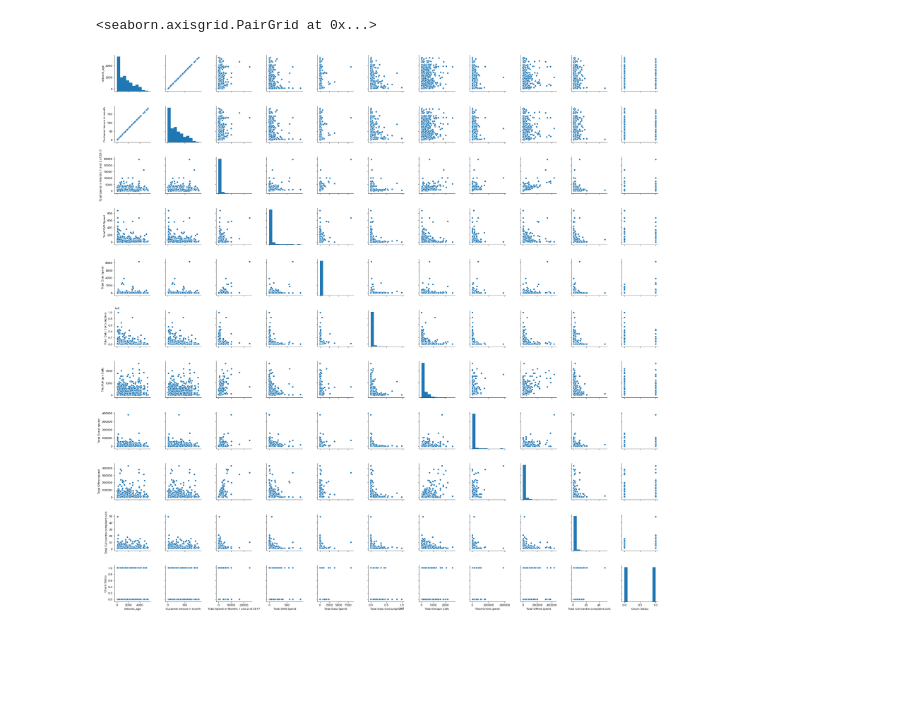
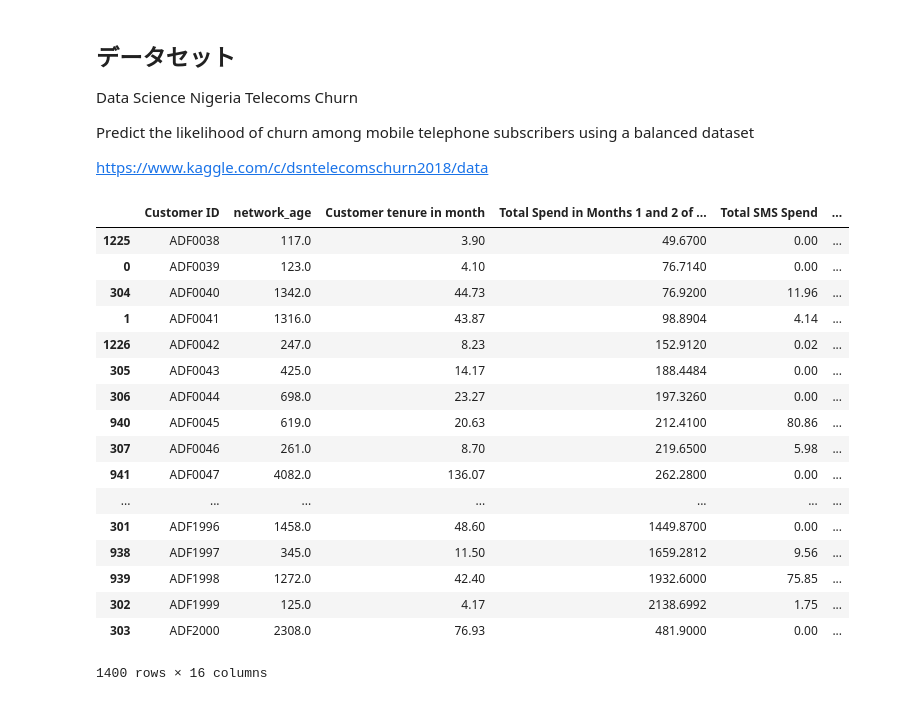
Before and after one commit to 3ign0n/hw8, a Jupyter notebook: data/NigeriaTelecomChurn.ipynb, the cells around one changed output. Saved outputs shown, nothing was run; the diff lists cells and outputs as text; code cells hidden in the pictures; blank space fills up the shorter version.

```diff
--- a/data/NigeriaTelecomChurn.ipynb
+++ b/data/NigeriaTelecomChurn.ipynb
@@ -1 +15,9 @@
+# %% [markdown]
+## データセット
+
+Data Science Nigeria Telecoms Churn
+
+Predict the likelihood of churn among mobile telephone subscribers using a balanced dataset
+
+https://www.kaggle.com/c/dsntelecomschurn2018/data
 # %%
@@ -3,8 +26,26 @@ import pandas as pd
 import seaborn as sns
 # %%
 df = pd.read_csv("TRAIN.csv")
-# %%
-sns.pairplot(df)
-# %% [output]
-<seaborn.axisgrid.PairGrid at 0x...>
-[figure, removed]
+# %%
+df
+#print(df.describe())
+df.sort_values(by='Customer ID')
+# %% [output]
+|  | Customer ID | network_age | Customer tenure in month | Total Spend in Months 1 and 2 of ... | Total SMS Spend | ... |
+| 1225 | ADF0038 | 117.0 | 3.90 | 49.6700 | 0.00 | ... |
+| 0 | ADF0039 | 123.0 | 4.10 | 76.7140 | 0.00 | ... |
+| 304 | ADF0040 | 1342.0 | 44.73 | 76.9200 | 11.96 | ... |
+| 1 | ADF0041 | 1316.0 | 43.87 | 98.8904 | 4.14 | ... |
+| 1226 | ADF0042 | 247.0 | 8.23 | 152.9120 | 0.02 | ... |
+| 305 | ADF0043 | 425.0 | 14.17 | 188.4484 | 0.00 | ... |
+| 306 | ADF0044 | 698.0 | 23.27 | 197.3260 | 0.00 | ... |
+| 940 | ADF0045 | 619.0 | 20.63 | 212.4100 | 80.86 | ... |
+| 307 | ADF0046 | 261.0 | 8.70 | 219.6500 | 5.98 | ... |
+| 941 | ADF0047 | 4082.0 | 136.07 | 262.2800 | 0.00 | ... |
+| ... | ... | ... | ... | ... | ... | ... |
+| 301 | ADF1996 | 1458.0 | 48.60 | 1449.8700 | 0.00 | ... |
+| 938 | ADF1997 | 345.0 | 11.50 | 1659.2812 | 9.56 | ... |
+| 939 | ADF1998 | 1272.0 | 42.40 | 1932.6000 | 75.85 | ... |
+| 302 | ADF1999 | 125.0 | 4.17 | 2138.6992 | 1.75 | ... |
+| 303 | ADF2000 | 2308.0 | 76.93 | 481.9000 | 0.00 | ... |
+1400 rows × 16 columns
```
Also changed, not shown: parts of 9 cells of this notebook.
